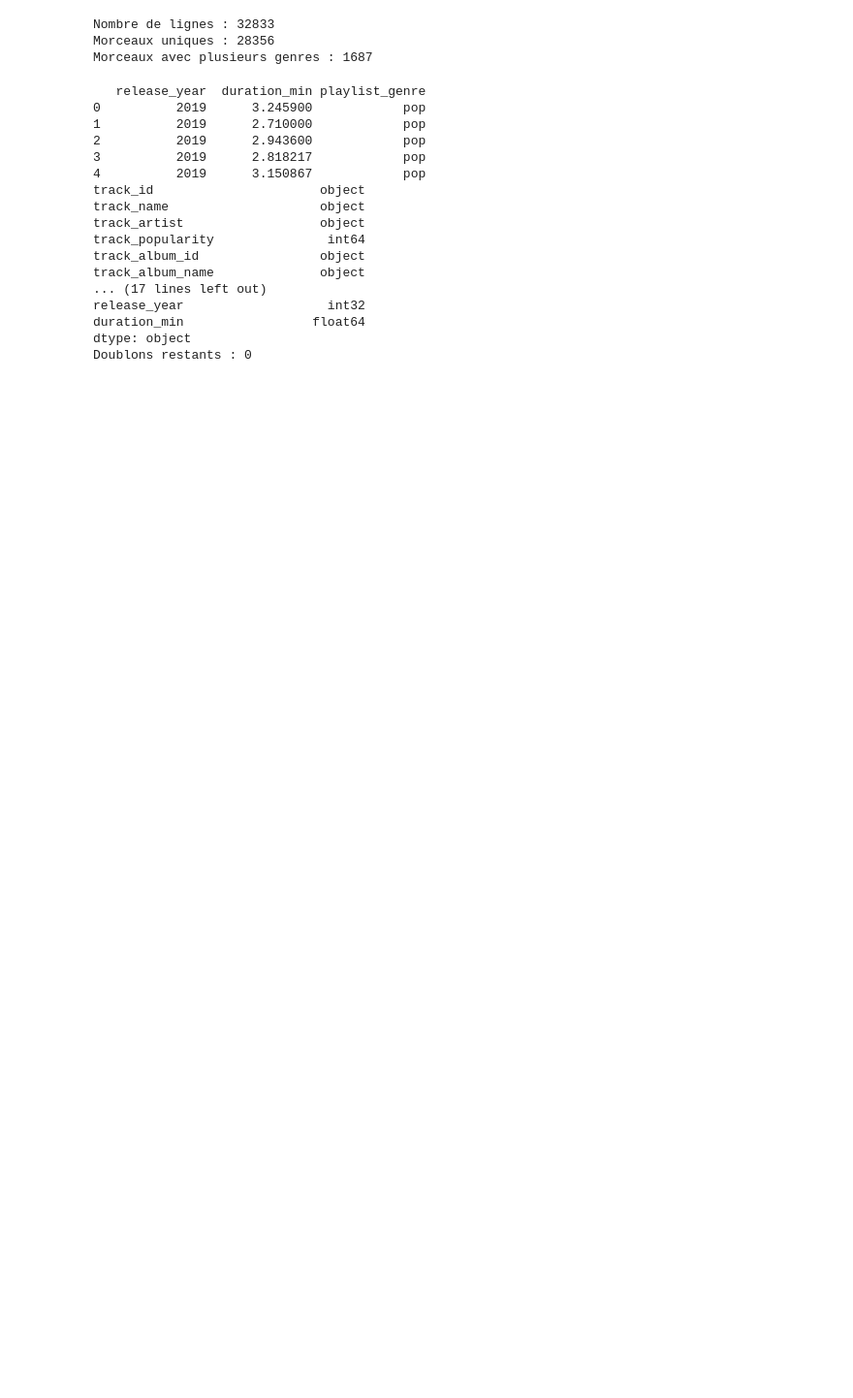
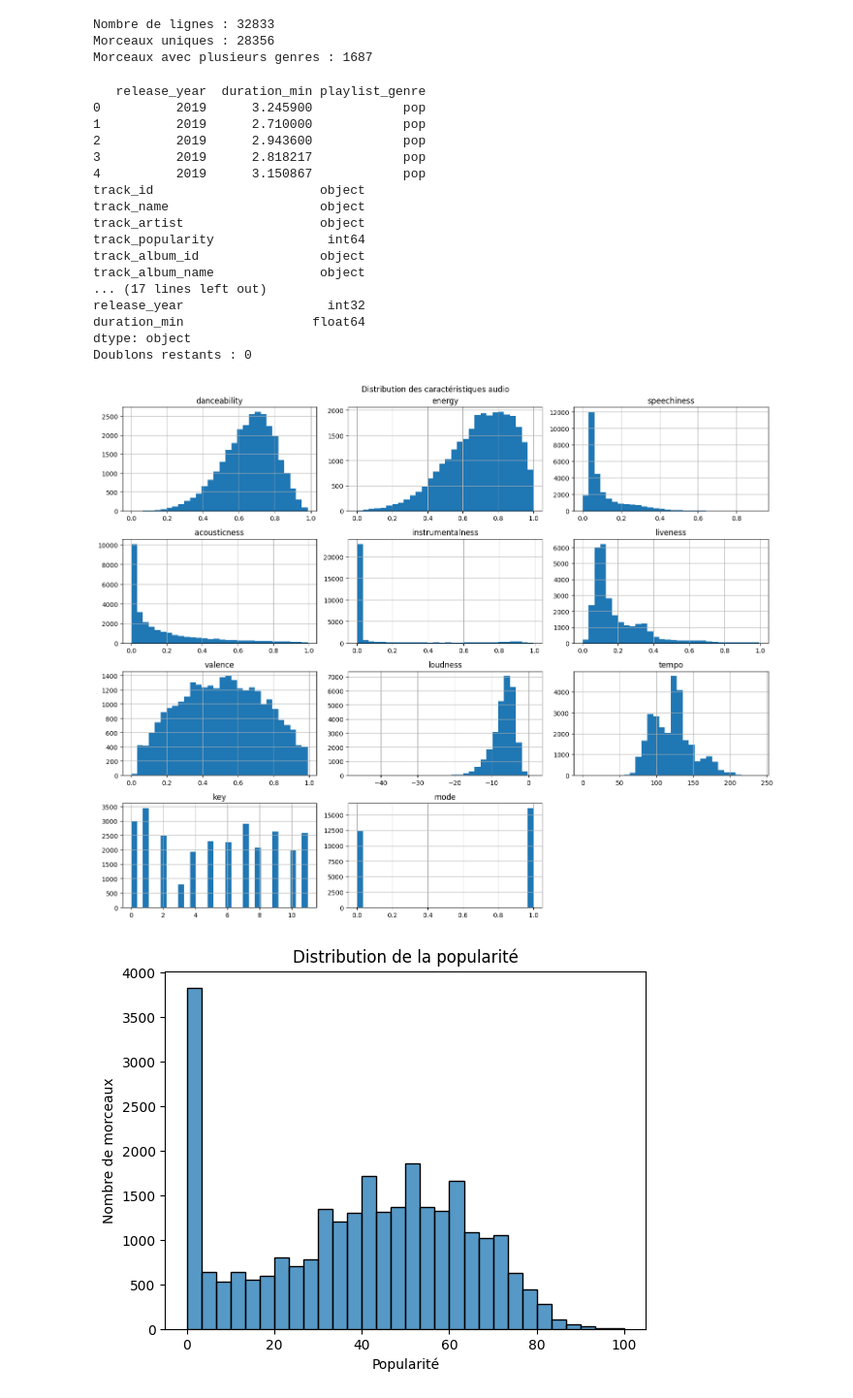
Before and after one commit to Mercure95/Projet-Machine-Learning-n-2---Spotify, a Jupyter notebook: notebooks/01_exploration.ipynb, the cells around one changed output. Shown at 97% size. Cells and saved outputs as stored; diff of their text form; code cells hidden in the pictures; blank space fills up the shorter version.

```diff
--- a/notebooks/01_exploration.ipynb
+++ b/notebooks/01_exploration.ipynb
@@ -86,3 +86,24 @@ release_year                   int32
 duration_min                 float64
 dtype: object
 Doublons restants : 0
+# %%
+# 4. Analyse univariée : caractéristiques audio
+
+df_clean[AUDIO_FEATURES].hist(
+    figsize=(15, 12),
+    bins=30
+)
+
+plt.suptitle("Distribution des caractéristiques audio")
+plt.tight_layout()
+plt.show()
+
+sns.histplot(data=df_clean, x="track_popularity", bins=30)
+
+plt.title("Distribution de la popularité")
+plt.xlabel("Popularité")
+plt.ylabel("Nombre de morceaux")
+plt.show()
+# %% [output]
+[figure, added]
+[figure, added]
```
Also changed, not shown: parts of 2 cells of this notebook.
